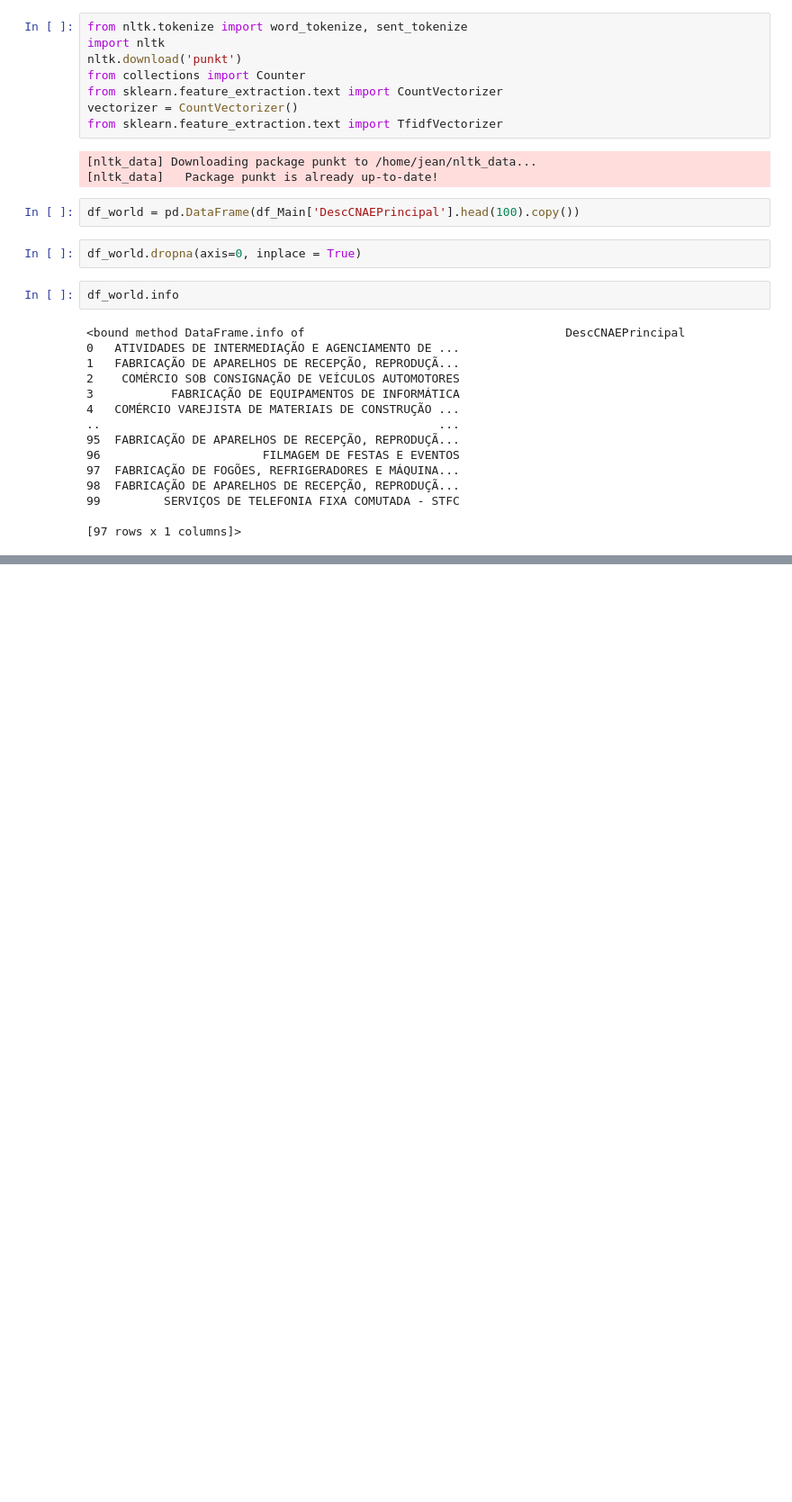
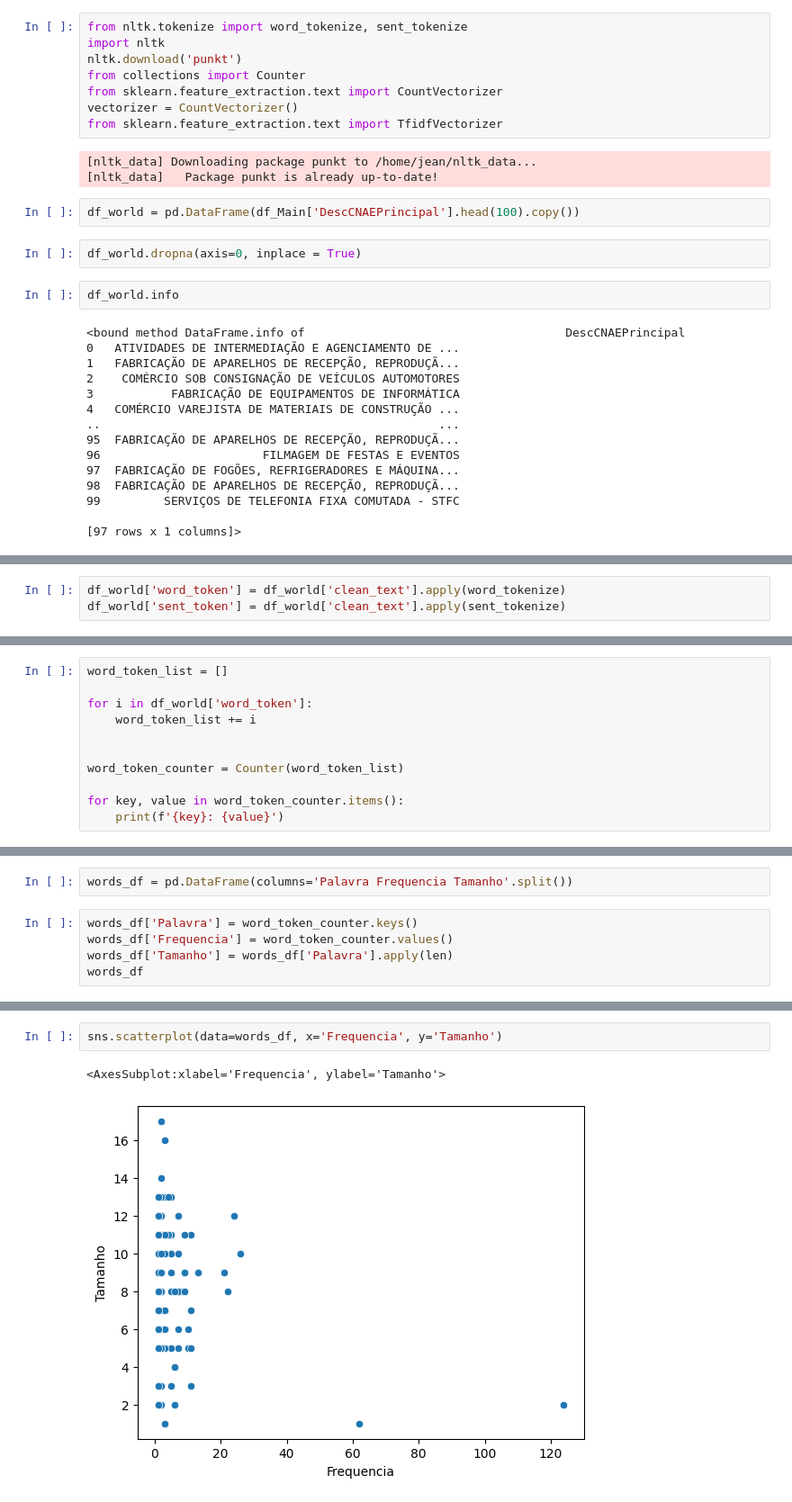
Before and after one commit to jeanthecreator/Analise-de-Dados2, a Jupyter notebook: Entrega.ipynb, the cells around one changed output, grey strips where cells are left out. Shown at 90% size. Cells and saved outputs as stored; diff of their text form; blank space fills up the shorter version.

```diff
--- a/Entrega.ipynb
+++ b/Entrega.ipynb
@@ -1104,0 +167,3 @@ print(len(set(word_tokenize(texto_limpo2))))
+# %%
+df_world['word_token'] = df_world['clean_text'].apply(word_tokenize)
+df_world['sent_token'] = df_world['clean_text'].apply(sent_tokenize)
@@ -1104,0 +190,11 @@ print(len(set(word_tokenize(texto_limpo2))))
+# %%
+word_token_list = []
+
+for i in df_world['word_token']:
+    word_token_list += i
+
+
+word_token_counter = Counter(word_token_list)
+
+for key, value in word_token_counter.items():
+    print(f'{key}: {value}')
@@ -1104,0 +219,7 @@ print(len(set(word_tokenize(texto_limpo2))))
+# %%
+words_df = pd.DataFrame(columns='Palavra Frequencia Tamanho'.split())
+# %%
+words_df['Palavra'] = word_token_counter.keys()
+words_df['Frequencia'] = word_token_counter.values()
+words_df['Tamanho'] = words_df['Palavra'].apply(len)
+words_df
@@ -1105 +240,6 @@ print(len(set(word_tokenize(texto_limpo2))))
+# %%
+sns.scatterplot(data=words_df, x='Frequencia', y='Tamanho')
+# %% [output]
+<AxesSubplot:xlabel='Frequencia', ylabel='Tamanho'>
+[figure, added]
 # %%
```
Also changed, not shown: parts of 23 cells of this notebook, 1 other file.
